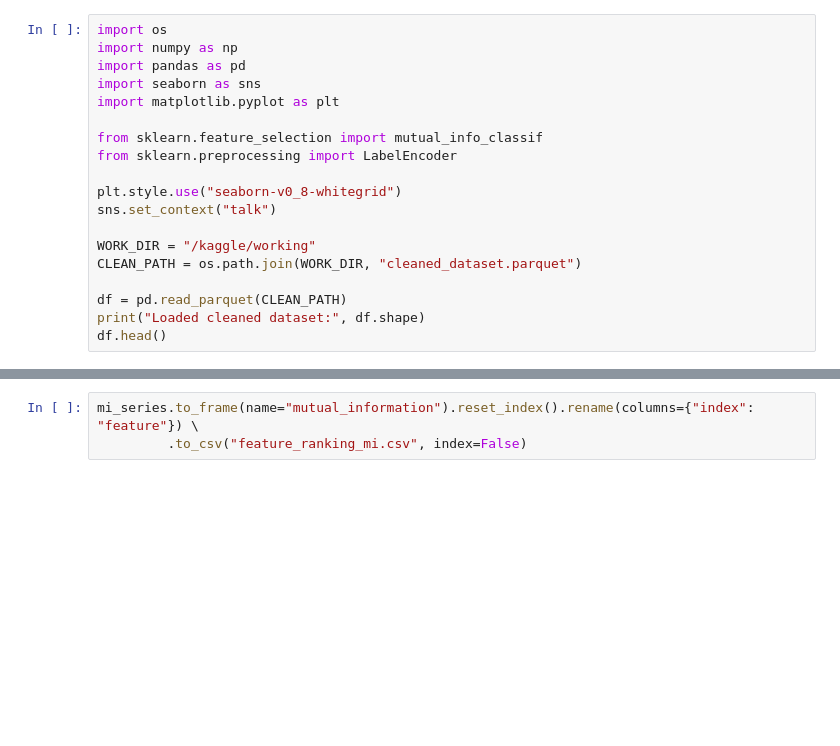
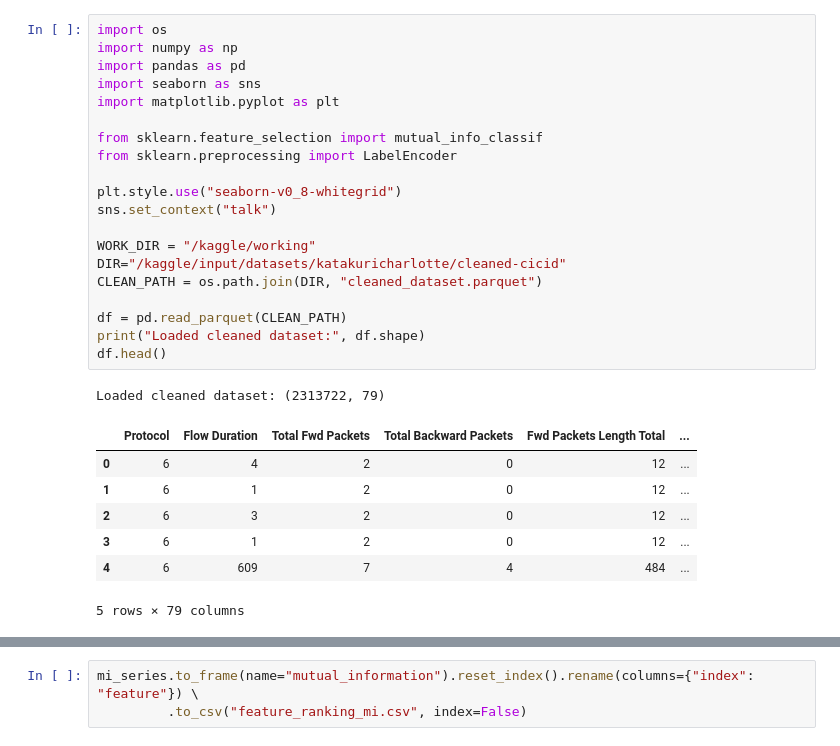
Before and after one commit to prajwal816/CICID2017, a Jupyter notebook: 03_Feature_Engineering.ipynb, the cells around one changed output, grey strips where cells are left out. Drawn from its saved outputs; the diff is of its cells as text; blank space fills up the shorter version.

Commit message:
Kaggle Notebook | CICID-03_Feature_Engineering | Version 1

```diff
--- a/03_Feature_Engineering.ipynb
+++ b/03_Feature_Engineering.ipynb
@@ -1,22 +1,32 @@
 # %%
 import os
 import numpy as np
 import pandas as pd
 import seaborn as sns
 import matplotlib.pyplot as plt
 
 from sklearn.feature_selection import mutual_info_classif
 from sklearn.preprocessing import LabelEncoder
 
 plt.style.use("seaborn-v0_8-whitegrid")
 sns.set_context("talk")
 
 WORK_DIR = "/kaggle/working"
-CLEAN_PATH = os.path.join(WORK_DIR, "cleaned_dataset.parquet")
+DIR="/kaggle/input/datasets/katakuricharlotte/cleaned-cicid"
+CLEAN_PATH = os.path.join(DIR, "cleaned_dataset.parquet")
 
 df = pd.read_parquet(CLEAN_PATH)
 print("Loaded cleaned dataset:", df.shape)
 df.head()
+# %% [output]
+Loaded cleaned dataset: (2313722, 79)
+|  | Protocol | Flow Duration | Total Fwd Packets | Total Backward Packets | Fwd Packets Length Total | ... |
+| 0 | 6 | 4 | 2 | 0 | 12 | ... |
+| 1 | 6 | 1 | 2 | 0 | 12 | ... |
+| 2 | 6 | 3 | 2 | 0 | 12 | ... |
+| 3 | 6 | 1 | 2 | 0 | 12 | ... |
+| 4 | 6 | 609 | 7 | 4 | 484 | ... |
+5 rows × 79 columns
 # %%
 print("DataFrame info:")
 df.info()
```
Also changed, not shown: parts of 12 cells of this notebook.
